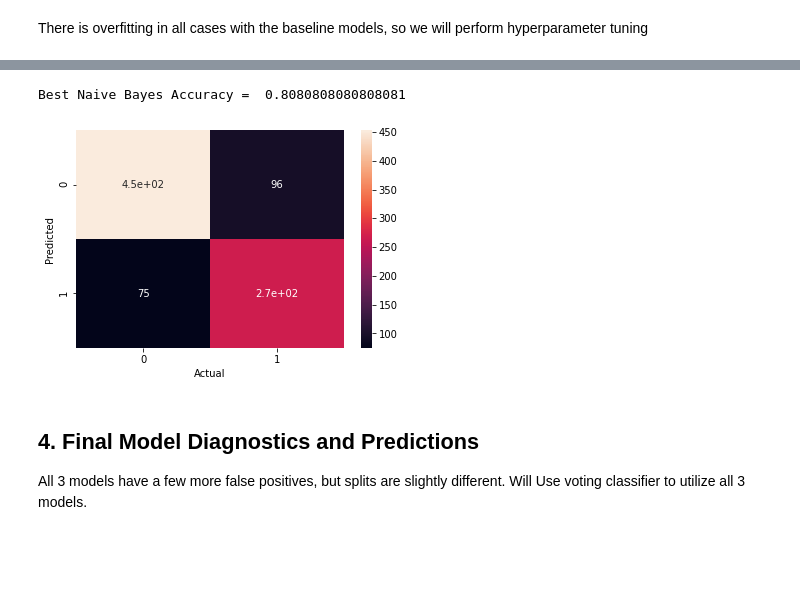
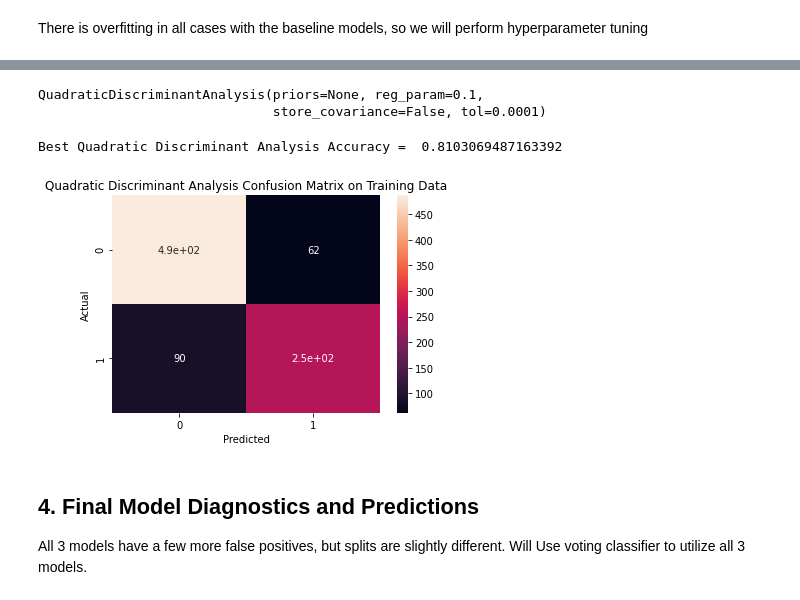
Before and after one commit to Kendall-Kikkawa/Titanic_Kaggle_Challenge, a Jupyter notebook: Titanic.ipynb, the cells around one changed output, grey strips where cells are left out. Drawn from its saved outputs; the diff is of its cells as text; code cells hidden in the pictures; blank space fills up the shorter version.

```diff
--- a/Titanic.ipynb
+++ b/Titanic.ipynb
@@ -181,7 +183,7 @@ def replace_age(df):
     """
     replaced = df.copy()
 
-    replaced['Title'] = replaced['Name'].str.split(", ").str[1].str.split(" ").str[0]
+    replaced['Title'] = replaced['Name'].str.extract(' ([A-Za-z]+)\.', expand=False)
     for i in np.arange(len(replaced)):
         age = replaced.loc[i, 'Age']
         if pd.isnull(age):
@@ -535,8 +550,14 @@ Support Vector Classifier Training Accuracy = 0.8428731762065096
 # %%
-gnb = GaussianNB()
-cv_acc = cross_val_acc(gnb, X_train, Y_train, K)
-print(f'Naive Bayes {K} Fold CV Accuracy = {cv_acc}')
+pca = PCA(n_components=14, svd_solver='full')
+pca.fit(X_train)
+print(sum(pca.explained_variance_ratio_))
 
-gnb.fit(X_train, Y_train)
-print(f'Naive Bayes Training Accuracy = {gnb.score(X_train, Y_train)}')
+
+pca_train = pd.DataFrame(pca.fit_transform(X_train))
+qda = QuadraticDiscriminantAnalysis()
+cv_acc = cross_val_acc(qda, pca_train, Y_train, K)
+print(f'Quadratic Discriminant Analaysis {K} Fold CV Accuracy = {cv_acc}')
+
+qda.fit(pca_train, Y_train)
+print(f'Quadratic Discriminant Analaysis Training Accuracy = {qda.score(pca_train, Y_train)}')
 # %% [output]
@@ -735,0 +760,13 @@ Best Support Vector Classifier Accuracy =  0.833864791915134
+# %%
+# Find Best Support Vector Machine Regression
+pipe = Pipeline([('classifier' , QuadraticDiscriminantAnalysis())])
+
+# Create param grid.
+param_grid = [{
+    'classifier' : [QuadraticDiscriminantAnalysis()],
+    'classifier__reg_param' : np.arange(0, 0.91, 0.1),
+    'classifier__tol' : np.linspace(0.0001, 0.01, 100)
+}]
+
+# Fit on data
+best_qda = gridSearch(pipe, param_grid, pca_train, Y_train, K)
@@ -736,16 +780,20 @@ Best Support Vector Classifier Accuracy =  0.833864791915134
+# %%
+best_qda.best_estimator_.get_params()['classifier']
+# %% [output]
+QuadraticDiscriminantAnalysis(priors=None, reg_param=0.1,
+                              store_covariance=False, tol=0.0001)
 # %%
-# Confusion Matrix for Naive Bayes Training Data
-## No tuning to do - difficult to set priors
-
-print('Best Naive Bayes Accuracy = ', gnb.score(X_train, Y_train))
+# Confusion Matrix for Logistic Regression on Training Data
+print(f'Best Quadratic Discriminant Analysis Accuracy = ', best_qda.best_score_)
 ## Have more False Positives that False Negatives
-y_pred = gnb.predict(X_train)
+y_pred = best_qda.predict(pca_train)
 sns.heatmap(confusion_matrix(Y_train, y_pred), annot=True);
-plt.ylabel('Predicted');
-plt.xlabel('Actual');
+plt.ylabel('Actual');
+plt.xlabel('Predicted');
+plt.title('Quadratic Discriminant Analysis Confusion Matrix on Training Data');
 # %% [output]
-Best Naive Bayes Accuracy =  0.8080808080808081
+Best Quadratic Discriminant Analysis Accuracy =  0.8103069487163392
-[figure, old version]
+[figure, new version]
 # %% [markdown]
 ## 4. Final Model Diagnostics and Predictions
 
```
Also changed, not shown: parts of 46 cells of this notebook, 1 other file.
